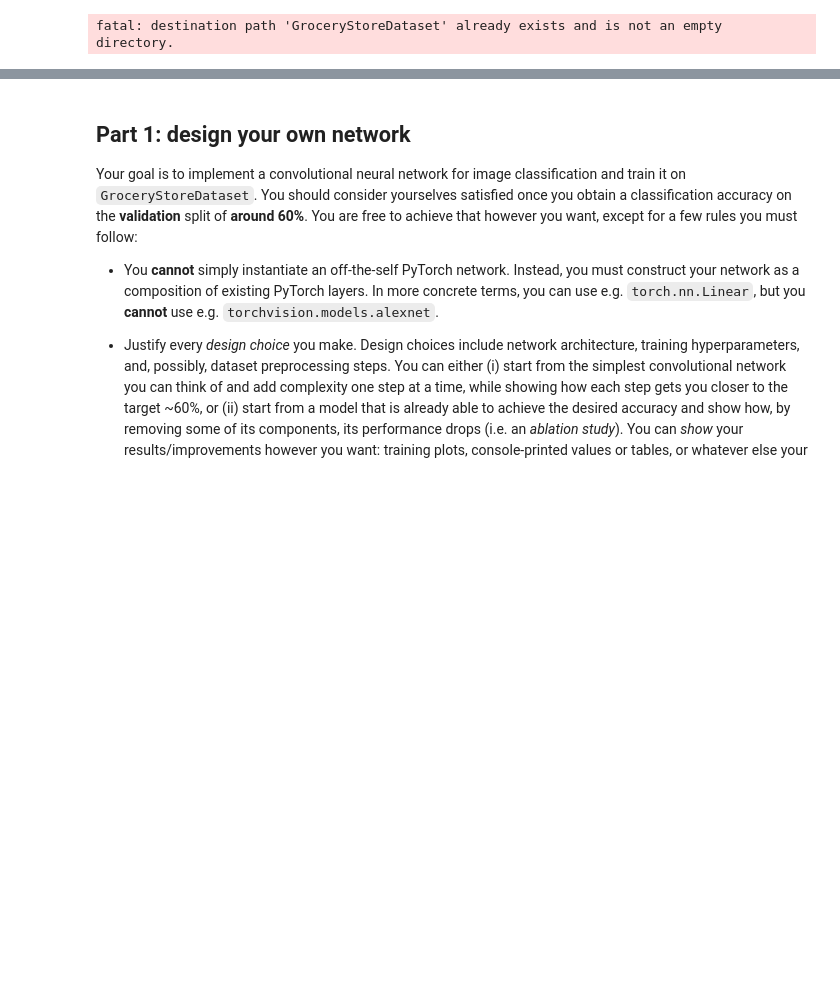
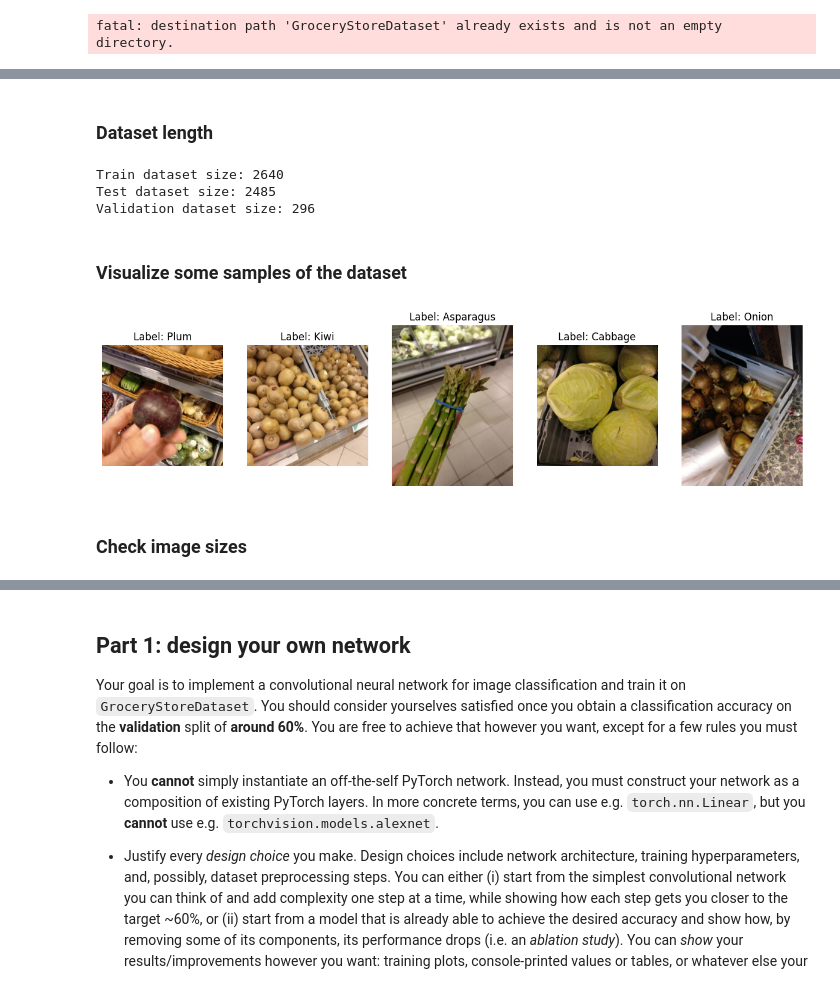
Before and after one commit to castelss8/IPCV_assigments, a Jupyter notebook: A2/assignment2.ipynb, the cells around one changed output, grey strips where cells are left out. Saved outputs shown, nothing was run; the diff lists cells and outputs as text; code cells hidden in the pictures; blank space fills up the shorter version.

```diff
--- a/A2/assignment2.ipynb
+++ b/A2/assignment2.ipynb
@@ -147,3 +145,59 @@ class GroceryStoreDataset(Dataset):
 
     def get_num_classes(self) -> int:
         return max(self.labels) + 1
+# %%
+train_dataset = GroceryStoreDataset(split="train")
+test_dataset = GroceryStoreDataset(split="test")
+val_dataset = GroceryStoreDataset(split="val")
+# %% [markdown]
+### Dataset length
+# %%
+print(f"Train dataset size: {len(train_dataset)}")
+print(f"Test dataset size: {len(test_dataset)}")
+print(f"Validation dataset size: {len(val_dataset)}")
+# %% [output]
+Train dataset size: 2640
+Test dataset size: 2485
+Validation dataset size: 296
+# %% [markdown]
+### Visualize some samples of the dataset
+# %%
+# Class labels mapping
+CLASS_NAMES = [
+    "Apple", "Avocado", "Banana", "Kiwi", "Lemon", "Lime", "Mango", "Melon", "Nectarine",
+    "Orange", "Papaya", "Passion-Fruit", "Peach", "Pear", "Pineapple", "Plum", "Pomegranate",
+    "Red-Grapefruit", "Satsumas", "Juice", "Milk", "Oatghurt", "Oat-Milk", "Sour-Cream",
+    "Sour-Milk", "Soyghurt", "Soy-Milk", "Yoghurt", "Asparagus", "Aubergine", "Cabbage",
+    "Carrots", "Cucumber", "Garlic", "Ginger", "Leek", "Mushroom", "Onion", "Pepper", "Potato",
+    "Red-Beet", "Tomato", "Zucchini"
+]
+
+def show_sample_images(dataset, num_samples=5):
+    fig, axes = plt.subplots(1, num_samples, figsize=(15, 5))
+    transform = transforms.ToTensor()
+
+    # Create a list of unique labels in the dataset
+    unique_labels = list(set(label for _, label in dataset))
+    random.shuffle(unique_labels)
+
+    # Select num_samples unique labels
+    selected_labels = unique_labels[:num_samples]
+
+    for i, label in enumerate(selected_labels):
+        # Find the first image with the selected label
+        for img, img_label in dataset:
+            if img_label == label:
+                img_tensor = transform(img)  # Convert PIL image to tensor
+                axes[i].imshow(img_tensor.permute(1, 2, 0))  # Permute to HWC
+                axes[i].set_title(f"Label: {CLASS_NAMES[label]}")
+                axes[i].axis('off')
+                break
+
+    plt.show()
+
+# Show sample images from the train dataset
+show_sample_images(train_dataset, num_samples=5)
+# %% [output]
+[figure, added]
+# %% [markdown]
+### Check image sizes
```
Also changed, not shown: parts of 58 cells of this notebook, 1 other file.
